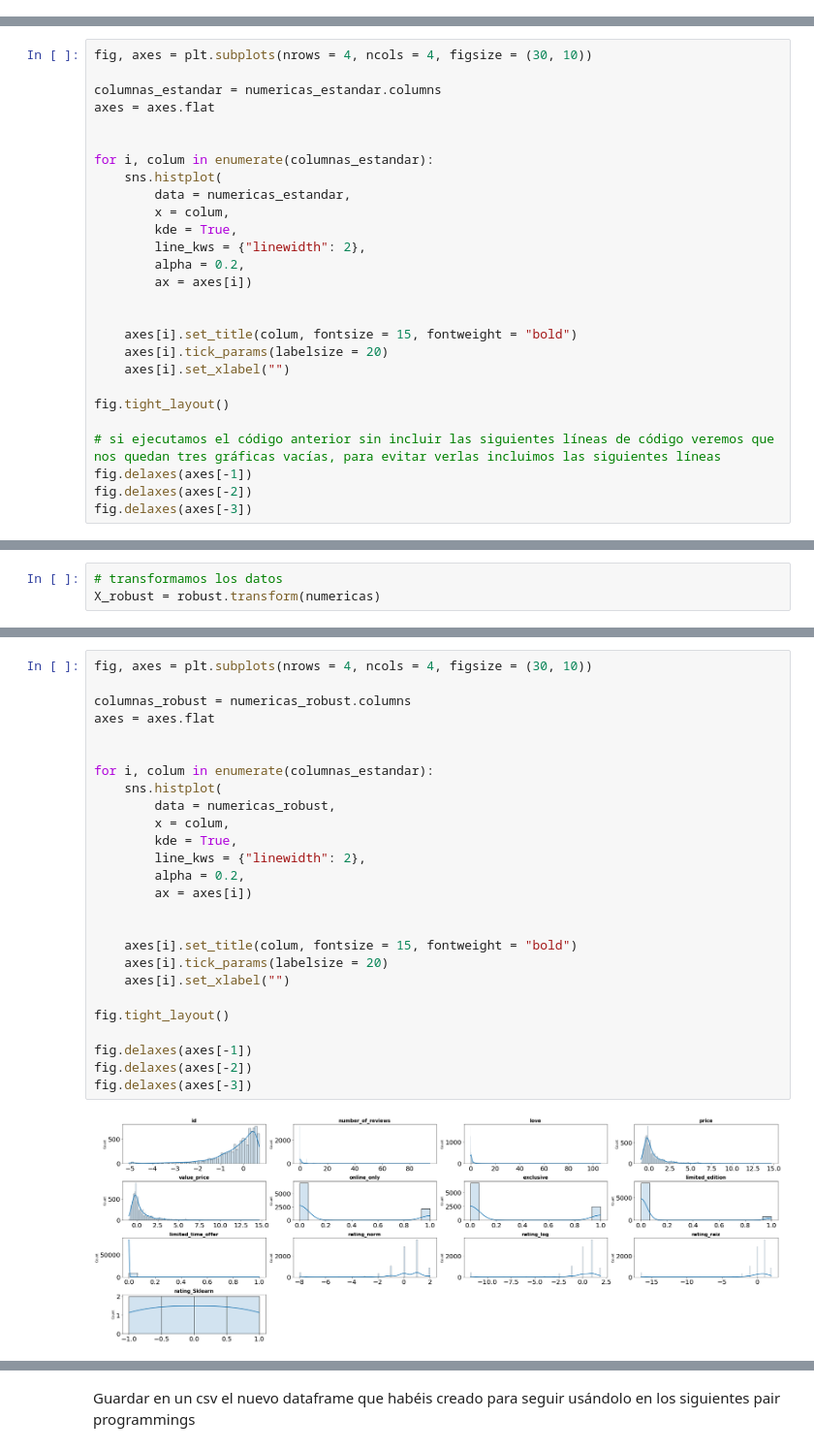
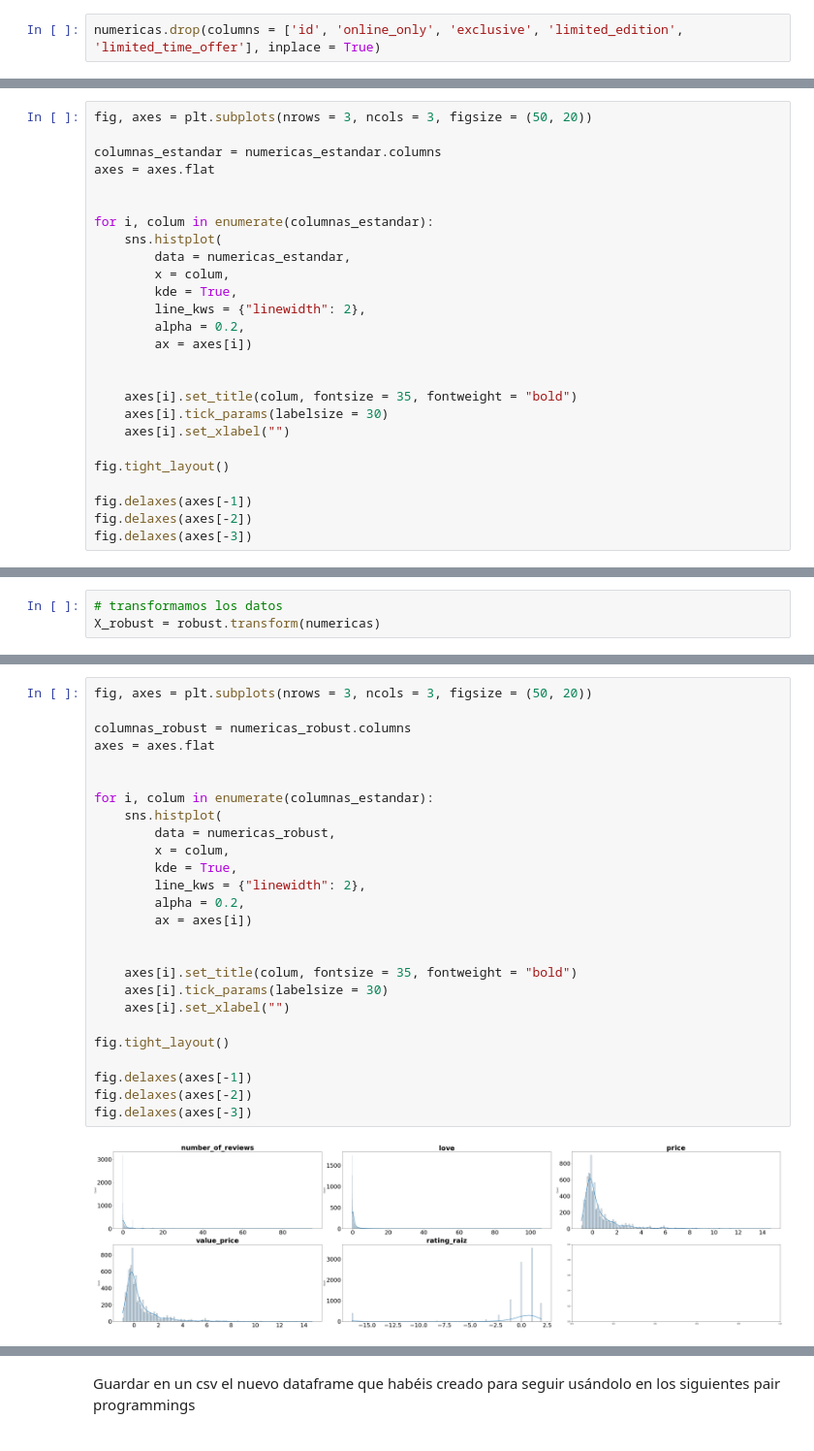
Before and after one commit to Adalab/DA-promo-d-da-modulo3_sprint1_Jacque_Anna, a Jupyter notebook: regresion_lineal/pair_programming_VI_estandarizacion.ipynb, the cells around one changed output, grey strips where cells are left out. Shown: that part at 97% size. Drawn from its saved outputs; the diff is of its cells as text.

```diff
--- a/regresion_lineal/pair_programming_VI_estandarizacion.ipynb
+++ b/regresion_lineal/pair_programming_VI_estandarizacion.ipynb
@@ -57,0 +54,2 @@ df_numericas = v_numericas[['rating', 'number_of_reviews', 'love', 'price', 'val
+# %%
+numericas.drop(columns = ['id', 'online_only', 'exclusive', 'limited_edition', 'limited_time_offer'], inplace = True)
@@ -144,5 +145,5 @@ numericas_estandar.describe().T
 # %%
-fig, axes = plt.subplots(nrows = 4, ncols = 4, figsize = (30, 10))
+fig, axes = plt.subplots(nrows = 3, ncols = 3, figsize = (50, 20))
 
 columnas_estandar = numericas_estandar.columns
 axes = axes.flat
@@ -158,13 +159,12 @@ for i, colum in enumerate(columnas_estandar):
         ax = axes[i])
 
 
-    axes[i].set_title(colum, fontsize = 15, fontweight = "bold")
-    axes[i].tick_params(labelsize = 20)
+    axes[i].set_title(colum, fontsize = 35, fontweight = "bold")
+    axes[i].tick_params(labelsize = 30)
     axes[i].set_xlabel("")
 
 fig.tight_layout()
 
-# si ejecutamos el código anterior sin incluir las siguientes líneas de código veremos que nos quedan tres gráficas vacías, para evitar verlas incluimos las siguientes líneas
 fig.delaxes(axes[-1])
 fig.delaxes(axes[-2])
 fig.delaxes(axes[-3])
@@ -219,29 +217,29 @@ La desviación estándar de la columna rating_Sklearn es: 0.7968190728895954
 -------------------------------------------------------------
 # %%
-fig, axes = plt.subplots(nrows = 4, ncols = 4, figsize = (30, 10))
+fig, axes = plt.subplots(nrows = 3, ncols = 3, figsize = (50, 20))
 
 columnas_robust = numericas_robust.columns
 axes = axes.flat
 
 
 for i, colum in enumerate(columnas_estandar):
     sns.histplot(
         data = numericas_robust,
         x = colum,
         kde = True,
         line_kws = {"linewidth": 2},
         alpha = 0.2,
         ax = axes[i])
 
 
-    axes[i].set_title(colum, fontsize = 15, fontweight = "bold")
-    axes[i].tick_params(labelsize = 20)
+    axes[i].set_title(colum, fontsize = 35, fontweight = "bold")
+    axes[i].tick_params(labelsize = 30)
     axes[i].set_xlabel("")
 
 fig.tight_layout()
 
 fig.delaxes(axes[-1])
 fig.delaxes(axes[-2])
 fig.delaxes(axes[-3])
 # %% [output]
-[figure, old version]
+[figure, new version]
```
Also changed, not shown: parts of 23 cells of this notebook, 1 other file.
